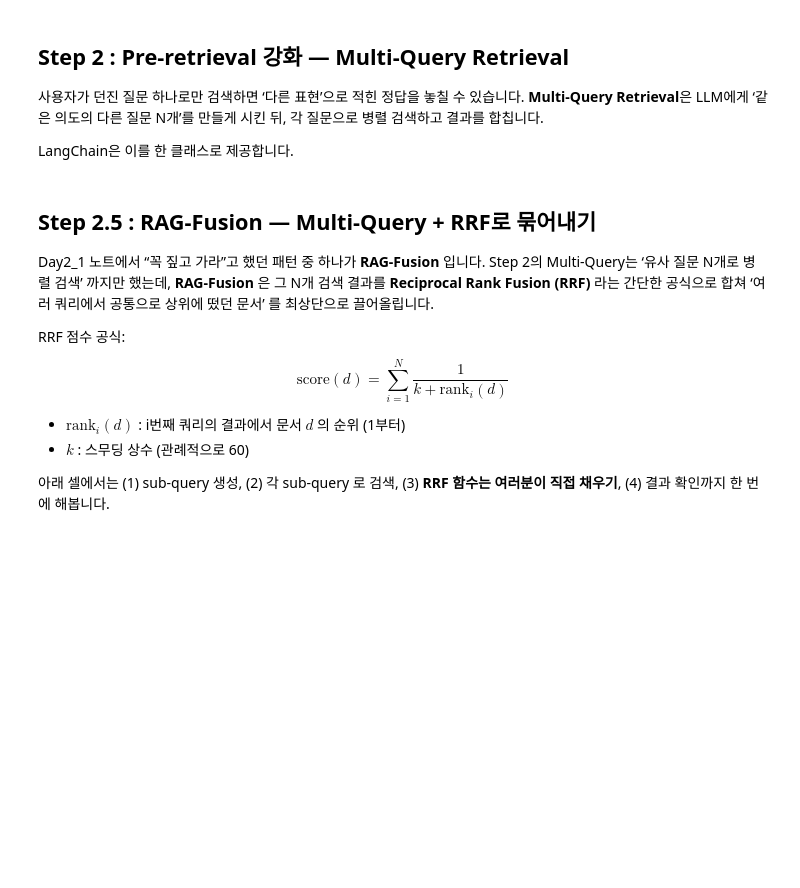
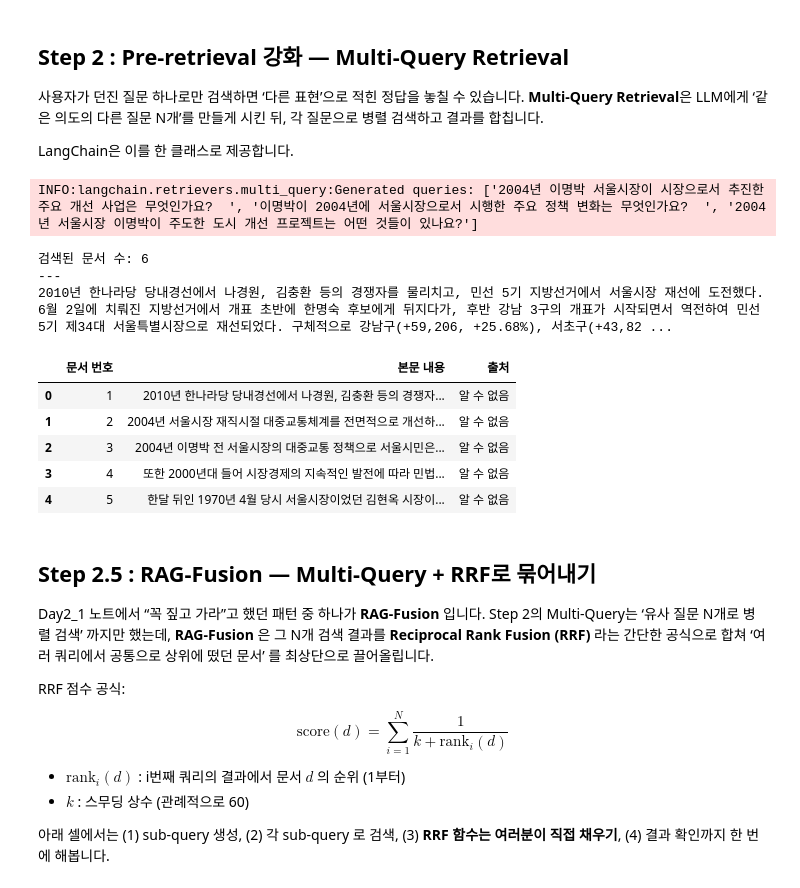
Before and after one commit to ted-chang80/AIFFEL_quest_eng, a Jupyter notebook: LLM_Application/LLM04/Day2_Practice.ipynb, the cells around one changed output. Saved outputs shown, nothing was run; the diff lists cells and outputs as text; code cells hidden in the pictures; blank space fills up the shorter version.

```diff
--- a/LLM_Application/LLM04/Day2_Practice.ipynb
+++ b/LLM_Application/LLM04/Day2_Practice.ipynb
@@ -140,32 +171,46 @@ LangChain은 이를 한 클래스로 제공합니다.
 # %%
 from langchain.retrievers.multi_query import MultiQueryRetriever
 import logging
+import pandas as pd
+
+# 로깅 설정
 logging.basicConfig()
 logging.getLogger("langchain.retrievers.multi_query").setLevel(logging.INFO)
 
+# Multi-Query 리트리버 설정
 multi_query_retriever = MultiQueryRetriever.from_llm(
     retriever=db.as_retriever(search_kwargs={"k": 3}),
     llm=ChatOpenAI(model="gpt-4o", temperature=0),
 )
 
-import pandas as pd
+# 1. 먼저 질문을 던져 문서를 검색합니다 (변수 정의)
+docs_mq = multi_query_retriever.invoke(TEST_Q)
 
-# 1. 문서 목록을 데이터프레임으로 변환
-# doc.page_content(본문), doc.metadata(출처 등)를 각각 열로 분리
+# 2. 검색된 문서 목록을 데이터프레임으로 변환합니다
 df_docs = pd.DataFrame([{
     "문서 번호": i + 1,
     "본문 내용": doc.page_content,
     "출처": doc.metadata.get("source", "알 수 없음")
 } for i, doc in enumerate(docs_mq)])
 
-
-
-# 어떤 ‘유사 질문’으로 확장되는지 로그로 확인 가능
-docs_mq = multi_query_retriever.invoke(TEST_Q)
+# 결과 출력
 print(f"검색된 문서 수: {len(docs_mq)}")
 print("---")
-print(docs_mq[0].page_content[:300])
+if len(docs_mq) > 0:
+    print(docs_mq[0].page_content[:300])
+
 df_docs.head()
+# %% [output]
+INFO:langchain.retrievers.multi_query:Generated queries: ['2004년 이명박 서울시장이 시장으로서 추진한 주요 개선 사업은 무엇인가요?  ', '이명박이 2004년에 서울시장으로서 시행한 주요 정책 변화는 무엇인가요?  ', '2004년 서울시장 이명박이 주도한 도시 개선 프로젝트는 어떤 것들이 있나요?']
+검색된 문서 수: 6
+---
+2010년 한나라당 당내경선에서 나경원, 김충환 등의 경쟁자를 물리치고, 민선 5기 지방선거에서 서울시장 재선에 도전했다. 6월 2일에 치뤄진 지방선거에서 개표 초반에 한명숙 후보에게 뒤지다가, 후반 강남 3구의 개표가 시작되면서 역전하여 민선 5기 제34대 서울특별시장으로 재선되었다. 구체적으로 강남구(+59,206, +25.68%), 서초구(+43,82 ...
+|  | 문서 번호 | 본문 내용 | 출처 |
+| 0 | 1 | 2010년 한나라당 당내경선에서 나경원, 김충환 등의 경쟁자... | 알 수 없음 |
+| 1 | 2 | 2004년 서울시장 재직시절 대중교통체계를 전면적으로 개선하... | 알 수 없음 |
+| 2 | 3 | 2004년 이명박 전 서울시장의 대중교통 정책으로 서울시민은... | 알 수 없음 |
+| 3 | 4 | 또한 2000년대 들어 시장경제의 지속적인 발전에 따라 민법... | 알 수 없음 |
+| 4 | 5 | 한달 뒤인 1970년 4월 당시 서울시장이었던 김현옥 시장이... | 알 수 없음 |
 # %% [markdown]
 ## Step 2.5 : RAG-Fusion — Multi-Query + RRF로 묶어내기
 
```
Also changed, not shown: parts of 43 cells of this notebook.
